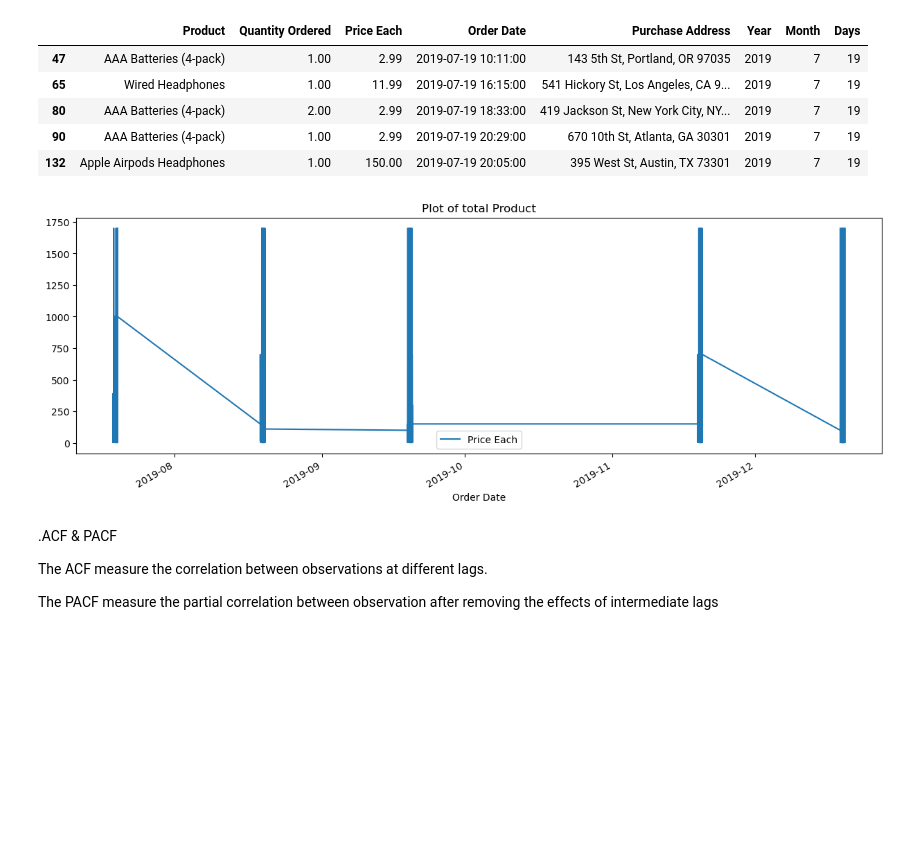
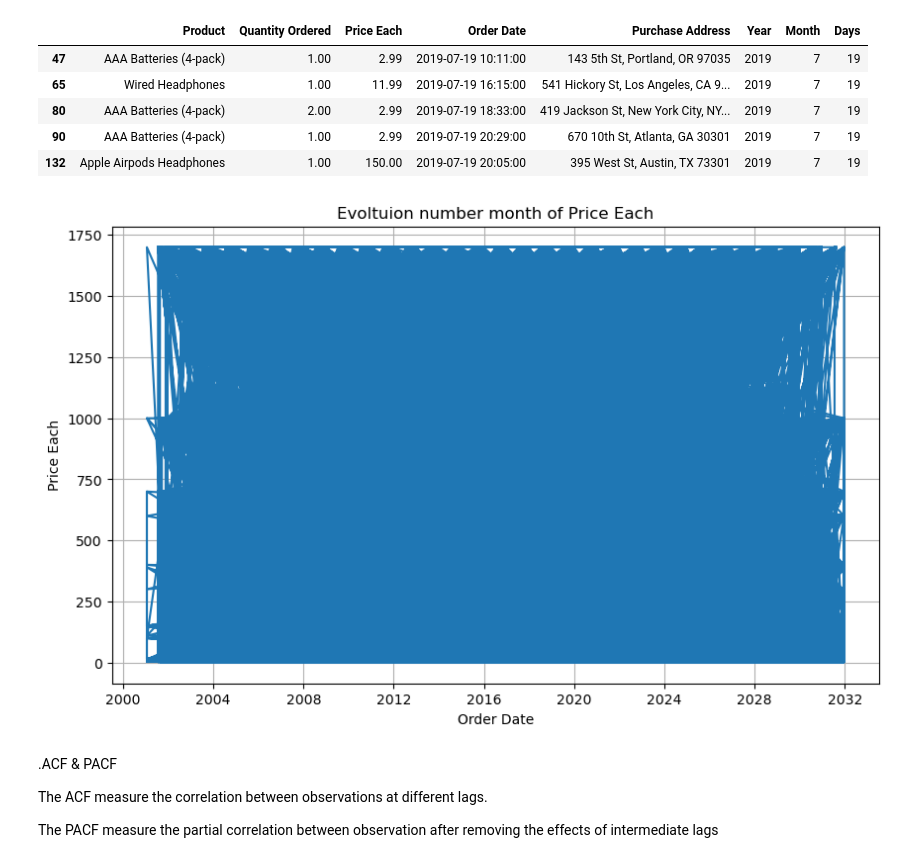
Before and after one commit to bambadij/sales_data_collected_2019, a Jupyter notebook: project.ipynb, the cells around one changed output. Drawn from its saved outputs; the diff is of its cells as text; code cells hidden in the pictures; blank space fills up the shorter version.

```diff
--- a/project.ipynb
+++ b/project.ipynb
@@ -856,10 +914,18 @@ data_2019.head()
 | 90 | AAA Batteries (4-pack) | 1.00 | 2.99 | 2019-07-19 20:29:00 | 670 10th St, Atlanta, GA 30301 | 2019 | 7 | 19 |
 | 132 | Apple Airpods Headphones | 1.00 | 150.00 | 2019-07-19 20:05:00 | 395 West St, Austin, TX 73301 | 2019 | 7 | 19 |
 # %%
-data_2019.plot(x='Order Date', y='Price Each', style='-', figsize=(15,5), color=color_pal[0],title ='Plot of total Product')
+# data_2019.plot(x='Order Date', y='Price Each', style='-', figsize=(15,5), color=color_pal[0],title ='Plot of total Product')
+# plt.show()
+
+plt.figure(figsize=(10,6))
+plt.plot(data_cleaning['Order Date'],data_cleaning['Price Each'],color=color_pal[0])
+plt.title('Evoltuion number month of Price Each')
+plt.xlabel('Order Date')
+plt.ylabel('Price Each')
+plt.grid(True)
 plt.show()
 # %% [output]
-[figure, old version]
+[figure, new version]
 # %% [markdown]
 .ACF & PACF
 
```
Also changed, not shown: parts of 7 cells of this notebook.
